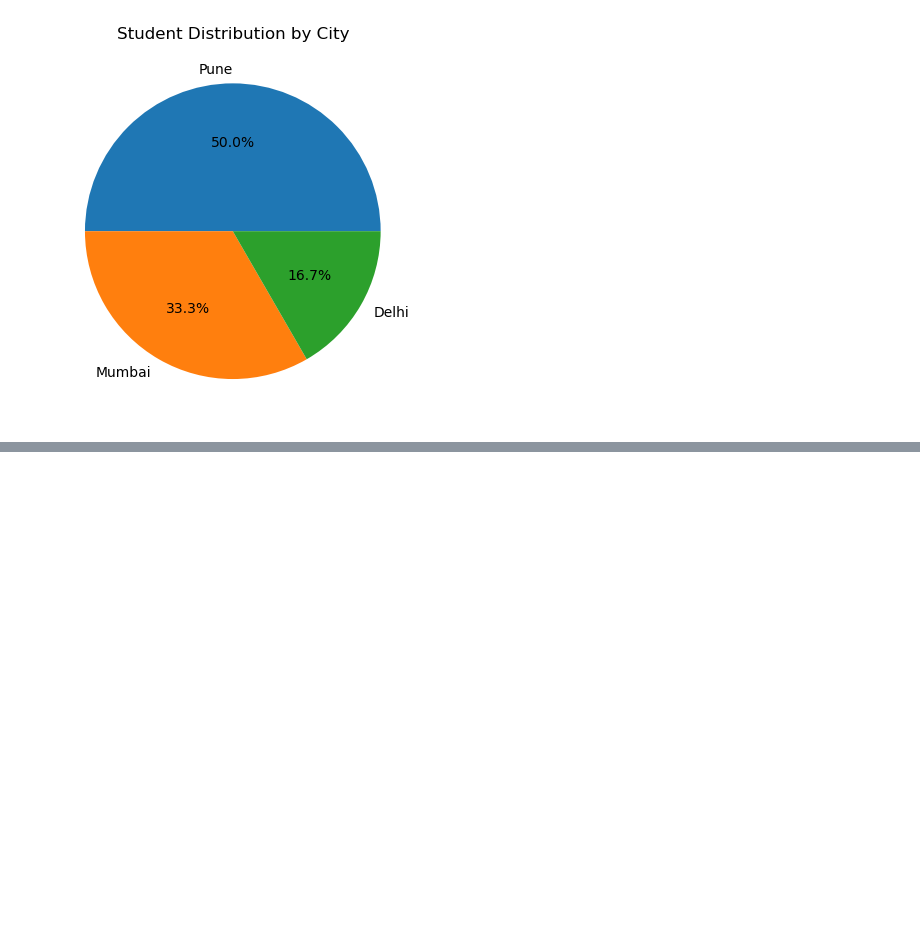
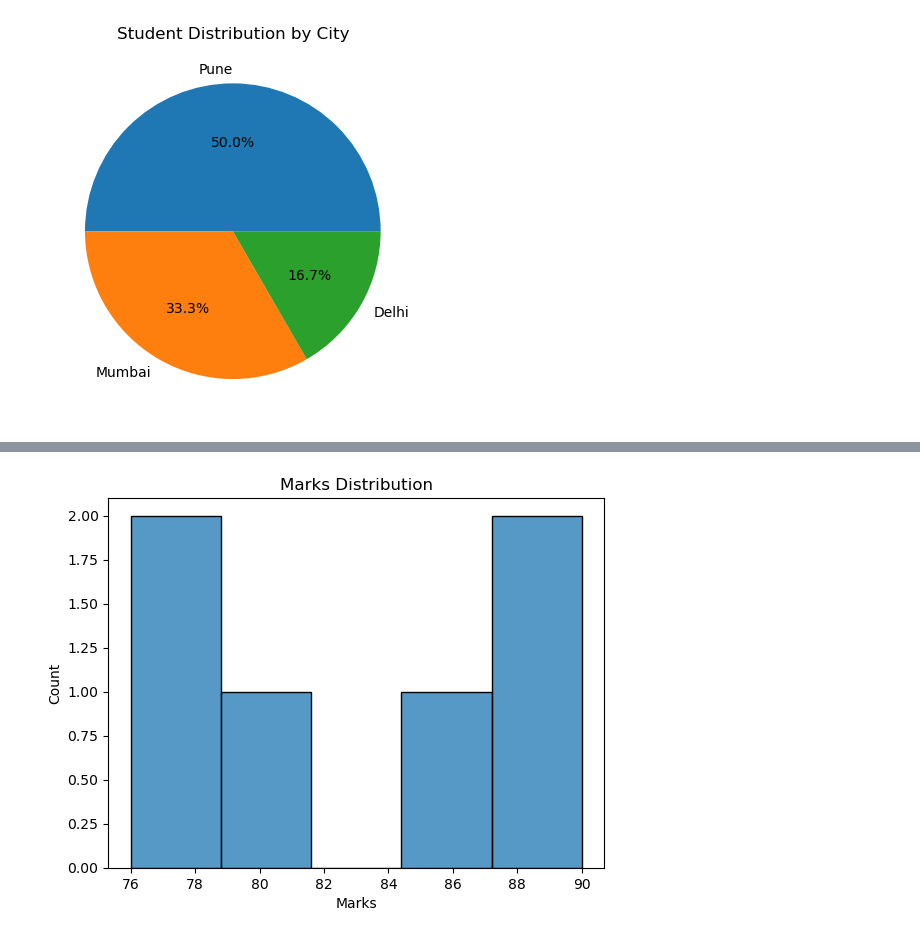
Before and after one commit to Medhanw/data-analytics-roadmap, a Jupyter notebook: Month2_Python/matplotlib_intro.ipynb, the cells around one changed output, grey strips where cells are left out. Drawn from its saved outputs; the diff is of its cells as text; code cells hidden in the pictures; blank space fills up the shorter version.

```diff
--- a/Month2_Python/matplotlib_intro.ipynb
+++ b/Month2_Python/matplotlib_intro.ipynb
@@ -38,0 +103,8 @@ plt.show()
+# %%
+sns.histplot(df["Marks"], bins=5)
+
+plt.title("Marks Distribution")
+
+plt.show()
+# %% [output]
+[figure, added]
```
Also changed, not shown: parts of 7 cells of this notebook.
